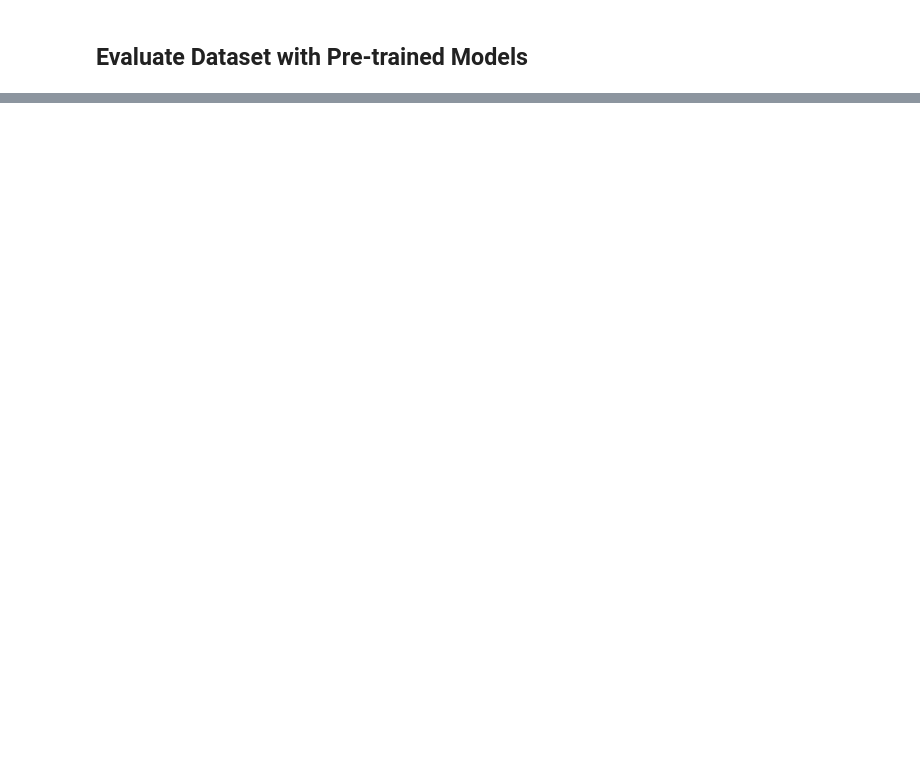
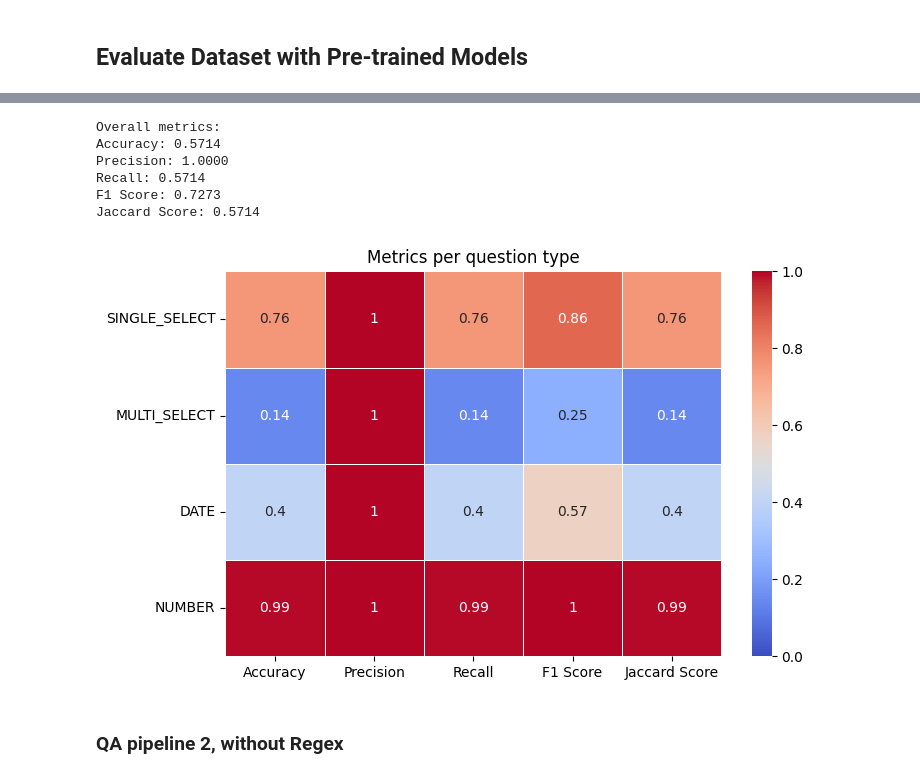
Before and after one commit to croco22/CapstoneProjectTDS, a Jupyter notebook: notebooks/02_Dataset_Evaluation.ipynb, the cells around one changed output, grey strips where cells are left out. Saved outputs shown, nothing was run; the diff lists cells and outputs as text; code cells hidden in the pictures; blank space fills up the shorter version.

```diff
--- a/notebooks/02_Dataset_Evaluation.ipynb
+++ b/notebooks/02_Dataset_Evaluation.ipynb
@@ -78,3 +92,25 @@ def is_exact_or_phrase_match(option, text):
 
     # Search for the pattern in the text (case-insensitive)
     return re.search(pattern, text, re.IGNORECASE) is not None
+
+
+def calculate_metrics(y_true, y_pred):
+    if not y_true:  # ensure y_true is not empty to avoid errors
+        return {"Accuracy": 0, "Precision": 0, "Recall": 0, "F1 Score": 0, "Jaccard Score": 0}
+    else:
+        return {
+            "Accuracy": accuracy_score(y_true, y_pred),
+            "Precision": precision_score(y_true, y_pred, zero_division=0),
+            "Recall": recall_score(y_true, y_pred, zero_division=0),
+            "F1 Score": f1_score(y_true, y_pred, zero_division=0),
+            "Jaccard Score": jaccard_score(y_true, y_pred, zero_division=0),
+        }
+
+
+def plot_metrics(metrics_per_type, overall_metrics):
+    metric_names = ["Accuracy", "Precision", "Recall", "F1 Score", "Jaccard Score"]
+    plt.figure(figsize=(8, 5))
+    df_heatmap = pd.DataFrame(metrics_per_type).T
+    sns.heatmap(df_heatmap, annot=True, cmap="coolwarm", linewidths=0.5, vmin=0, vmax=1)
+    plt.title("Metrics per question type")
+    plt.show()
@@ -81,4 +128,7 @@ def is_exact_or_phrase_match(option, text):
+# %%
+qa_pipeline1 = pipeline("question-answering", model="deepset/roberta-base-squad2")
+qa_pipeline2 = pipeline("question-answering", model='distilbert-base-cased-distilled-squad')
+qa_pipeline3 = pipeline("question-answering", model='google-bert/bert-large-uncased-whole-word-masking-finetuned-squad')
 # %%
-from transformers import pipeline
-
-qa_pipeline1 = pipeline("question-answering", model="deepset/roberta-base-squad2", top_k = None)
+# topk>1 to extract multiple answers from context
+qa_pipeline_ms = pipeline("question-answering", model="deepset/roberta-base-squad2", top_k=10)
@@ -751,0 +395,2 @@ accuracy = predict_answers(df, t5_pipeline)
+# %%
+metrics, overall = predict_answers(data, qa_pipeline1)
@@ -751,0 +415,17 @@ accuracy = predict_answers(df, t5_pipeline)
+# %%
+print("Overall metrics:")
+for key, value in overall.items():
+    print(f"{key}: {value:.4f}")
+print()
+
+plot_metrics(metrics, overall)
+# %% [output]
+Overall metrics:
+Accuracy: 0.5714
+Precision: 1.0000
+Recall: 0.5714
+F1 Score: 0.7273
+Jaccard Score: 0.5714
+[figure, added]
+# %% [markdown]
+### QA pipeline 2, without Regex
```
Also changed, not shown: parts of 55 cells of this notebook.
